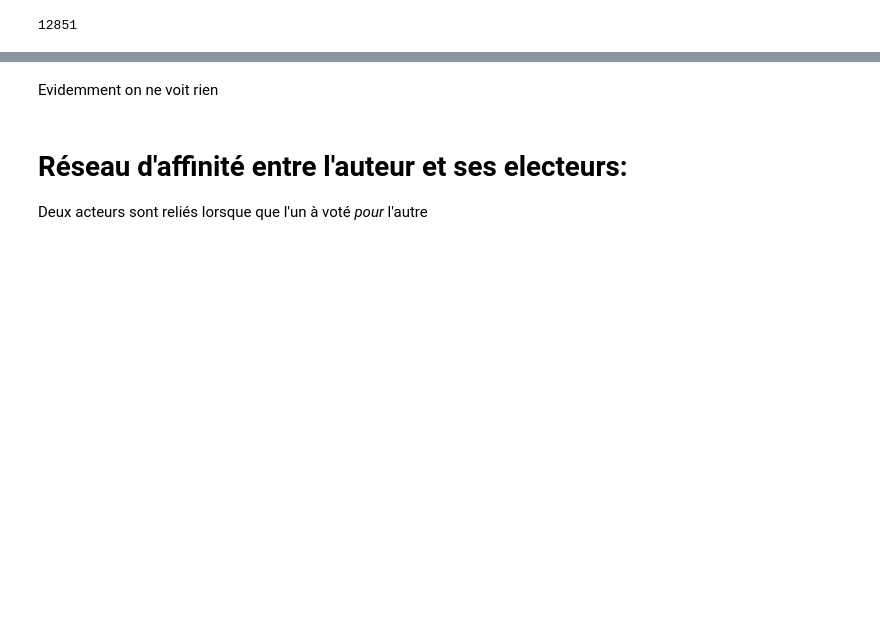
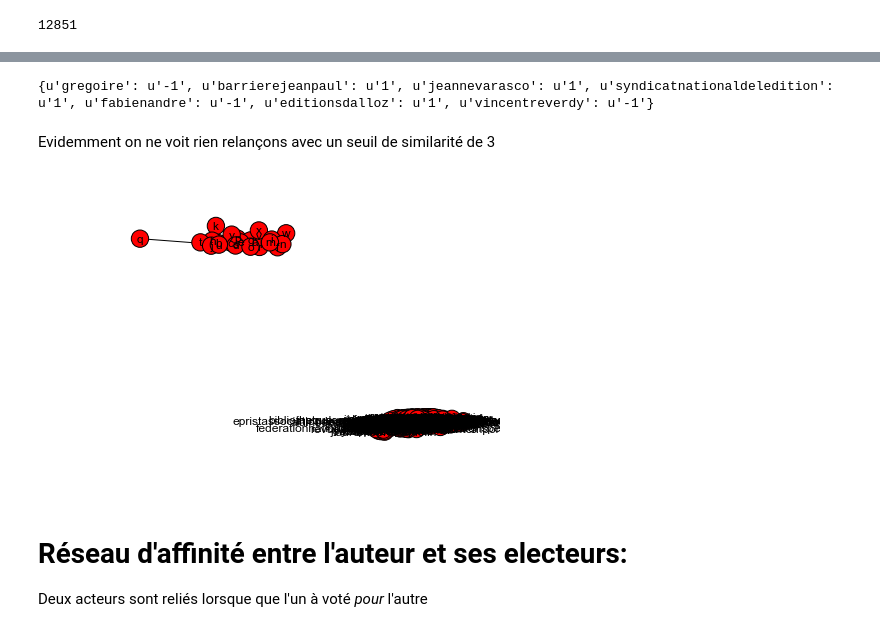
Before and after one commit to c24b/hackrepnum_article9, a Jupyter notebook: Article9_5.ipynb, the cells around one changed output, grey strips where cells are left out. Saved outputs shown, nothing was run; the diff lists cells and outputs as text; code cells hidden in the pictures; blank space fills up the shorter version.

```diff
--- a/Article9_5.ipynb
+++ b/Article9_5.ipynb
@@ -280,5 +304,41 @@ nx.write_gexf(g, "electeurs.gexf")
+# %%
+#le seuil de similarité
+#SEUIL = 0
+#construction des liens
+def build_graph(votes_seuil,electeurs_d, versions_d, SEUIL=0):
+    #construction des familles par similarité de votes
+    #on crée un dictionnaire qui contiendra les couples
+    #et leur score de similarité
+    similarity_score = {}
+    #On crée un graphe
+    g = nx.Graph()
+    #Avec la spatialisation selon l'algo de clusterisation Fruchert
+    pos = nx.spring_layout(g)
+    #On déroule les couples
+    for couple in combinations(votes_seuil.keys(), 2):
+
+        userA, userB = couple
+        #on ajoute les noeuds
+        g.add_node(userA, weight=len(electeurs_d[userA]))
+        g.add_node(userB, weight=len(electeurs_d[userB]))
+        #On met le score à 0
+        similarity_score[c] = 0
+        #Pour chaque version
+        for v, k in versions_d.items():
+            electeur_vote = {e["electeur"]:e["opinion"] for e in k["votes"]}
+            print electeur_vote
+            break
+        break
+
+graph1 = build_graph(votes_seuil,electeurs_d, versions_d, SEUIL=1)
+# %% [output]
+{u'gregoire': u'-1', u'barrierejeanpaul': u'1', u'jeannevarasco': u'1', u'syndicatnationaldeledition': u'1', u'fabienandre': u'-1', u'editionsdalloz': u'1', u'vincentreverdy': u'-1'}
 # %% [markdown]
-Evidemment on ne voit rien
+Evidemment on ne voit rien relançons avec un seuil de similarité de 3
+# %%
+add_edges(3)
+# %% [output]
+[figure, added]
 # %% [markdown]
 # Réseau d'affinité entre l'auteur et ses electeurs:
 
```
Also changed, not shown: parts of 29 cells of this notebook, 47 other files.
